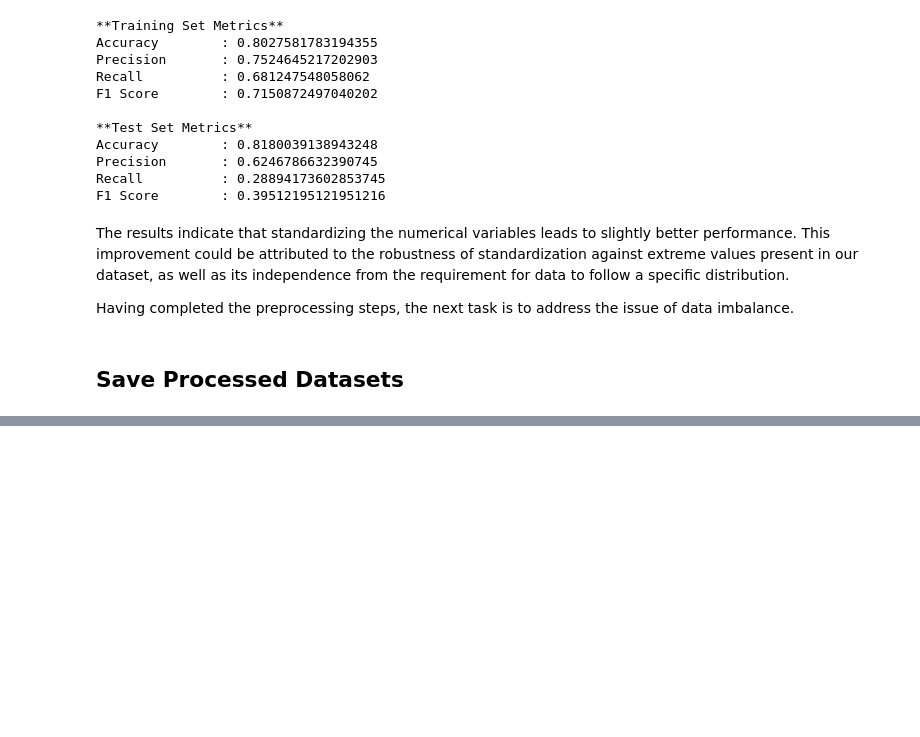
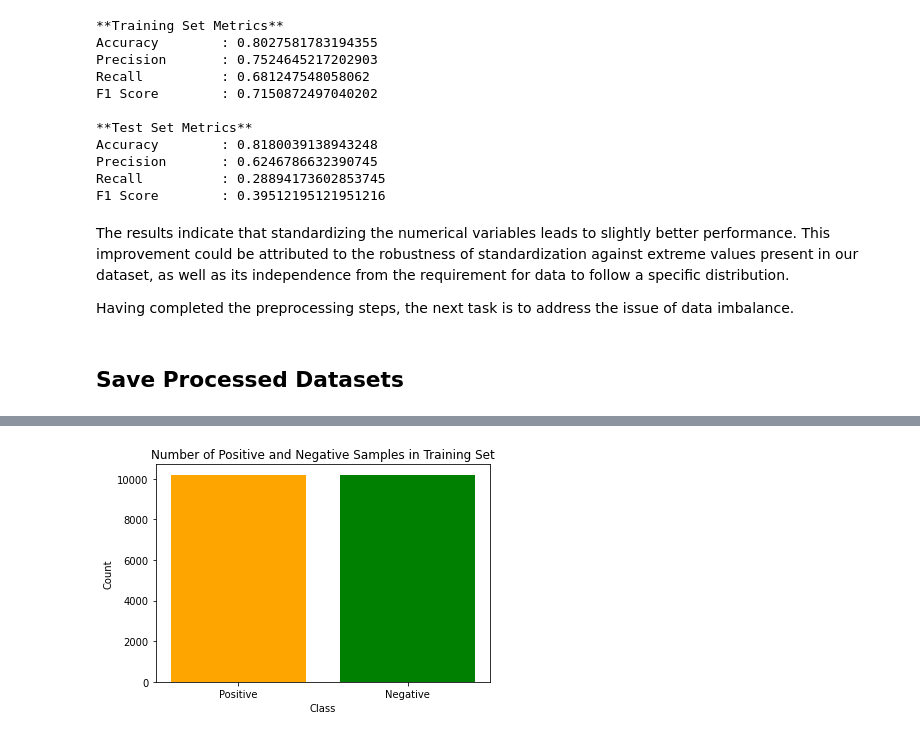
Before and after one commit to suyatinglaura/CS3244_Reservation_Cancellations_Prediction, a Jupyter notebook: Data Pre-Processing.ipynb, the cells around one changed output, grey strips where cells are left out. Drawn from its saved outputs; the diff is of its cells as text; code cells hidden in the pictures; blank space fills up the shorter version.

```diff
--- a/Data Pre-Processing.ipynb
+++ b/Data Pre-Processing.ipynb
@@ -374,0 +402,17 @@ columns.to_csv('Data/basic_model_columns.csv', index=False)
+# %%
+undersampler = RandomUnderSampler(random_state=42)
+
+# Resample the training data
+X_train_under_resampled, y_train_under_resampled = undersampler.fit_resample(X_train, y_train)
+# %%
+num_positive = np.sum(y_train_under_resampled == 1)[0]
+num_negative = np.sum(y_train_under_resampled == 0)[0]
+
+# Plotting
+plt.bar(['Positive', 'Negative'], [num_positive, num_negative], color=['orange', 'green'])
+plt.title('Number of Positive and Negative Samples in Training Set')
+plt.xlabel('Class')
+plt.ylabel('Count')
+plt.show()
+# %% [output]
+[figure, added]
```
Also changed, not shown: parts of 25 cells of this notebook.
